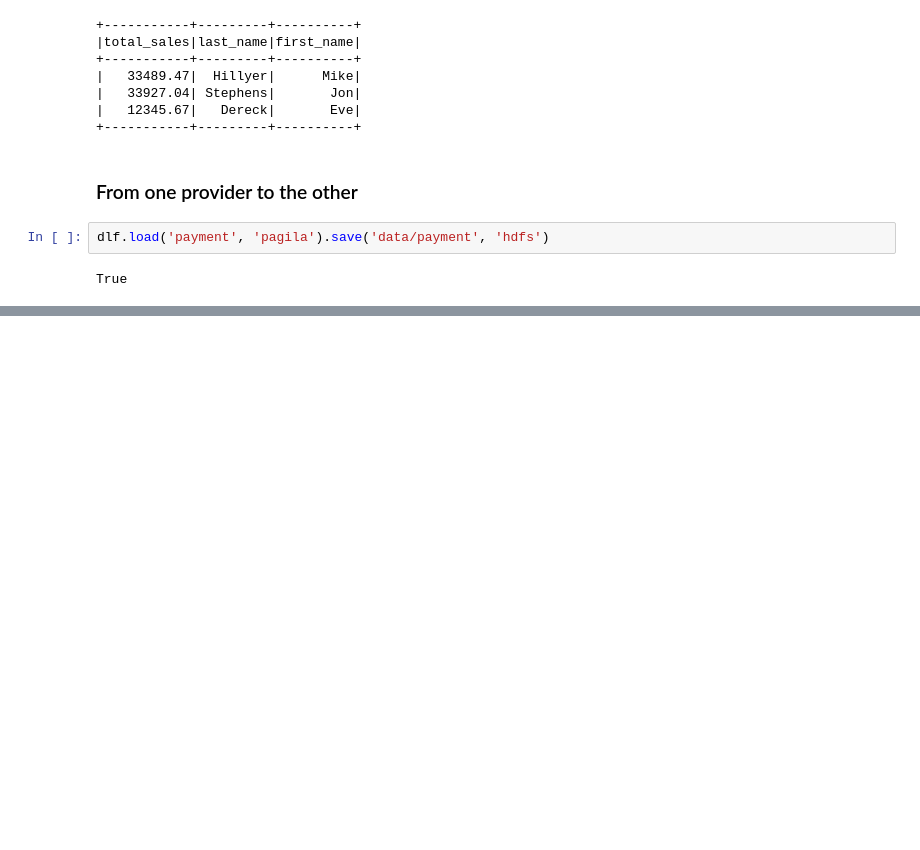
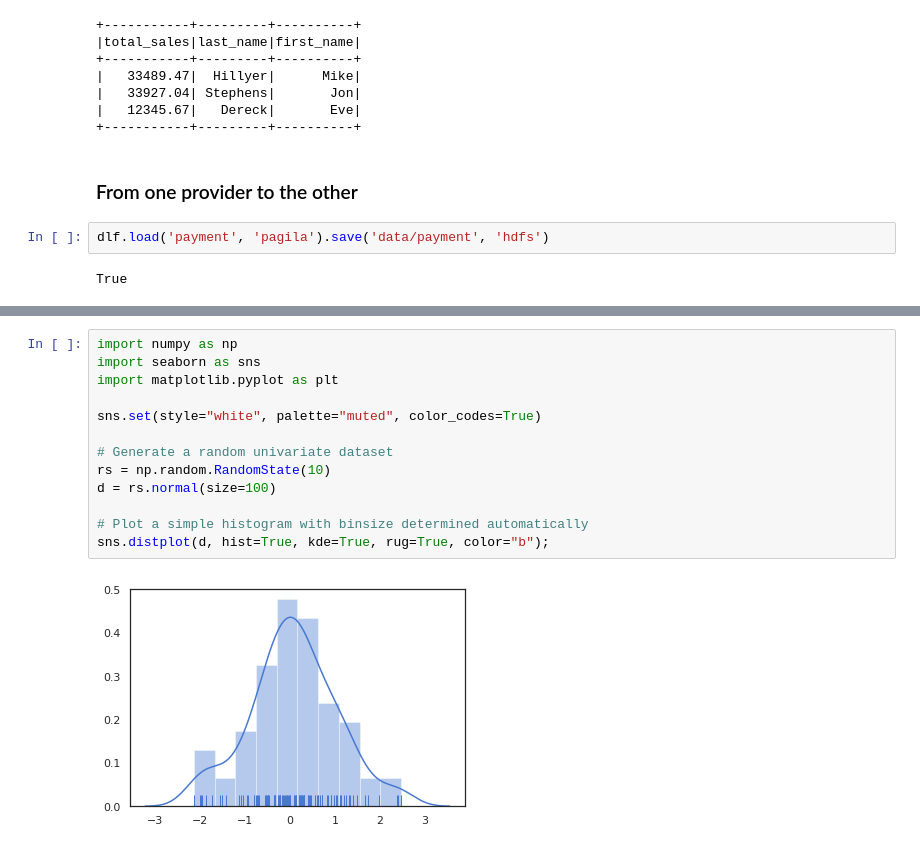
Before and after one commit to natbusa/dlf-tutorial, a Jupyter notebook: loadsave.ipynb, the cells around one changed output, grey strips where cells are left out. Cells and saved outputs as stored; diff of their text form; blank space fills up the shorter version.

```diff
--- a/loadsave.ipynb
+++ b/loadsave.ipynb
@@ -310,0 +905,15 @@ QgridWidget(grid_options={'fullWidthRows': True, 'syncColumnCellResize': True, '
+# %%
+import numpy as np
+import seaborn as sns
+import matplotlib.pyplot as plt
+
+sns.set(style="white", palette="muted", color_codes=True)
+
+# Generate a random univariate dataset
+rs = np.random.RandomState(10)
+d = rs.normal(size=100)
+
+# Plot a simple histogram with binsize determined automatically
+sns.distplot(d, hist=True, kde=True, rug=True, color="b");
+# %% [output]
+[figure, added]
```
Also changed, not shown: parts of 85 cells of this notebook, 3 other files.
